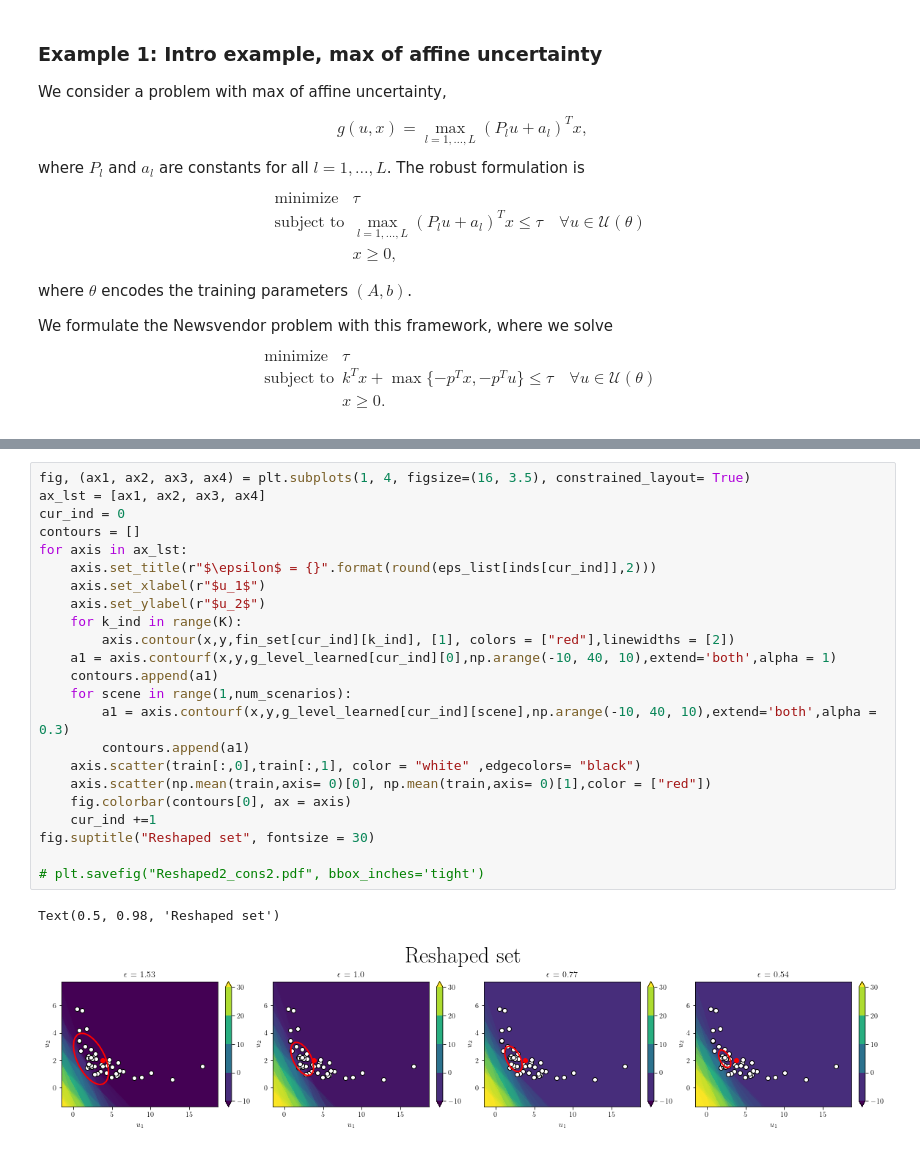
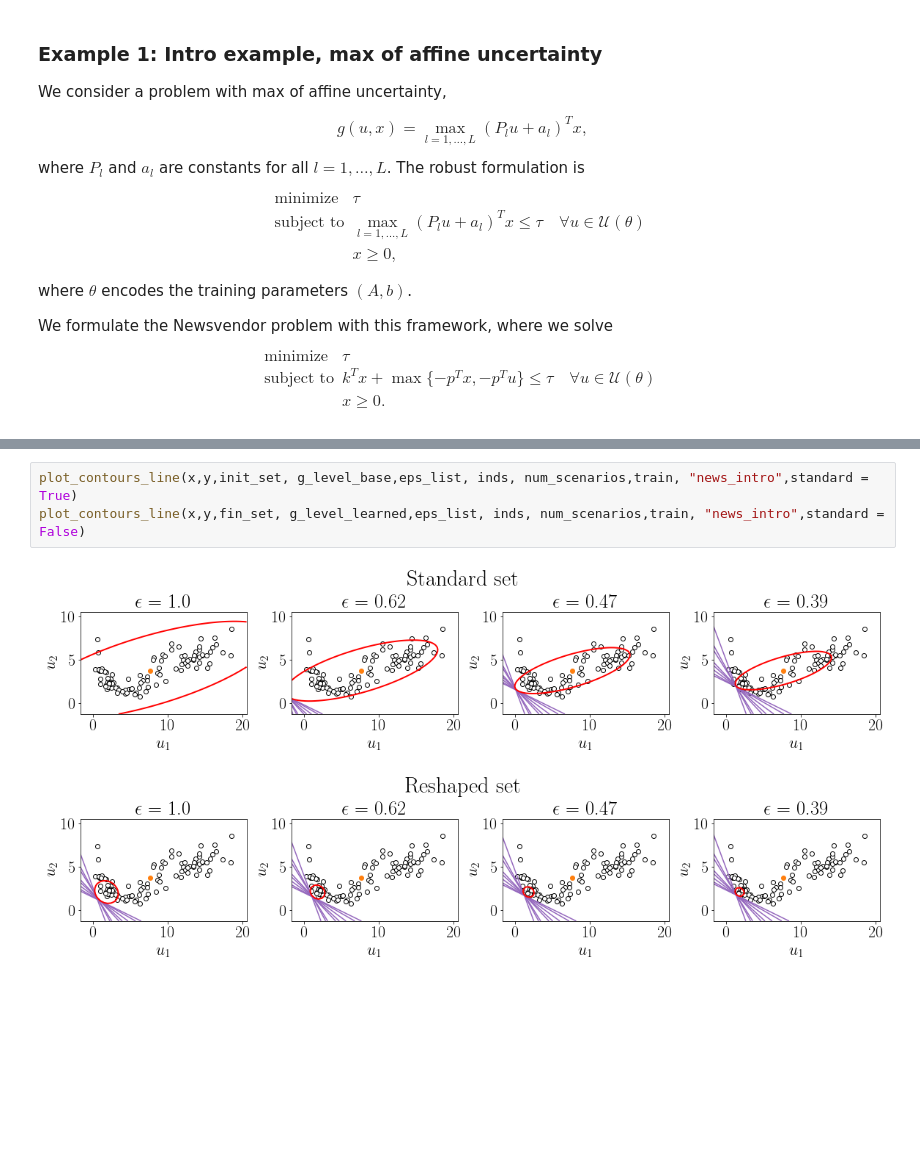
Before and after one commit to stellatogrp/lropt, a Jupyter notebook: docs/examples/experiments/Newsvendor/Newsvendor_intro.ipynb, the cells around one changed output, grey strips where cells are left out. Saved outputs shown, nothing was run; the diff lists cells and outputs as text; blank space fills up the shorter version.

```diff
--- a/docs/examples/experiments/Newsvendor/Newsvendor_intro.ipynb
+++ b/docs/examples/experiments/Newsvendor/Newsvendor_intro.ipynb
@@ -390,26 +357,6 @@ Text(0.5, 0.98, 'Standard set')
-# %%
-fig, (ax1, ax2, ax3, ax4) = plt.subplots(1, 4, figsize=(16, 3.5), constrained_layout= True)
-ax_lst = [ax1, ax2, ax3, ax4]
-cur_ind = 0
-contours = []
-for axis in ax_lst:
-    axis.set_title(r"$\epsilon$ = {}".format(round(eps_list[inds[cur_ind]],2)))
-    axis.set_xlabel(r"$u_1$")
-    axis.set_ylabel(r"$u_2$")
-    for k_ind in range(K):
-        axis.contour(x,y,fin_set[cur_ind][k_ind], [1], colors = ["red"],linewidths = [2])
-    a1 = axis.contourf(x,y,g_level_learned[cur_ind][0],np.arange(-10, 40, 10),extend='both',alpha = 1)
-    contours.append(a1)
-    for scene in range(1,num_scenarios):
-        a1 = axis.contourf(x,y,g_level_learned[cur_ind][scene],np.arange(-10, 40, 10),extend='both',alpha = 0.3)
-        contours.append(a1)
-    axis.scatter(train[:,0],train[:,1], color = "white" ,edgecolors= "black")
-    axis.scatter(np.mean(train,axis= 0)[0], np.mean(train,axis= 0)[1],color = ["red"])
-    fig.colorbar(contours[0], ax = axis)
-    cur_ind +=1
-fig.suptitle("Reshaped set", fontsize = 30)
-
-# plt.savefig("Reshaped2_cons2.pdf", bbox_inches='tight')
-# %% [output]
-Text(0.5, 0.98, 'Reshaped set')
-[figure, removed]
+# %%
+plot_contours_line(x,y,init_set, g_level_base,eps_list, inds, num_scenarios,train, "news_intro",standard = True)
+plot_contours_line(x,y,fin_set, g_level_learned,eps_list, inds, num_scenarios,train, "news_intro",standard = False)
+# %% [output]
+[figure, added]
+[figure, added]
```
Also changed, not shown: parts of 10 cells of this notebook, 9 other files.
